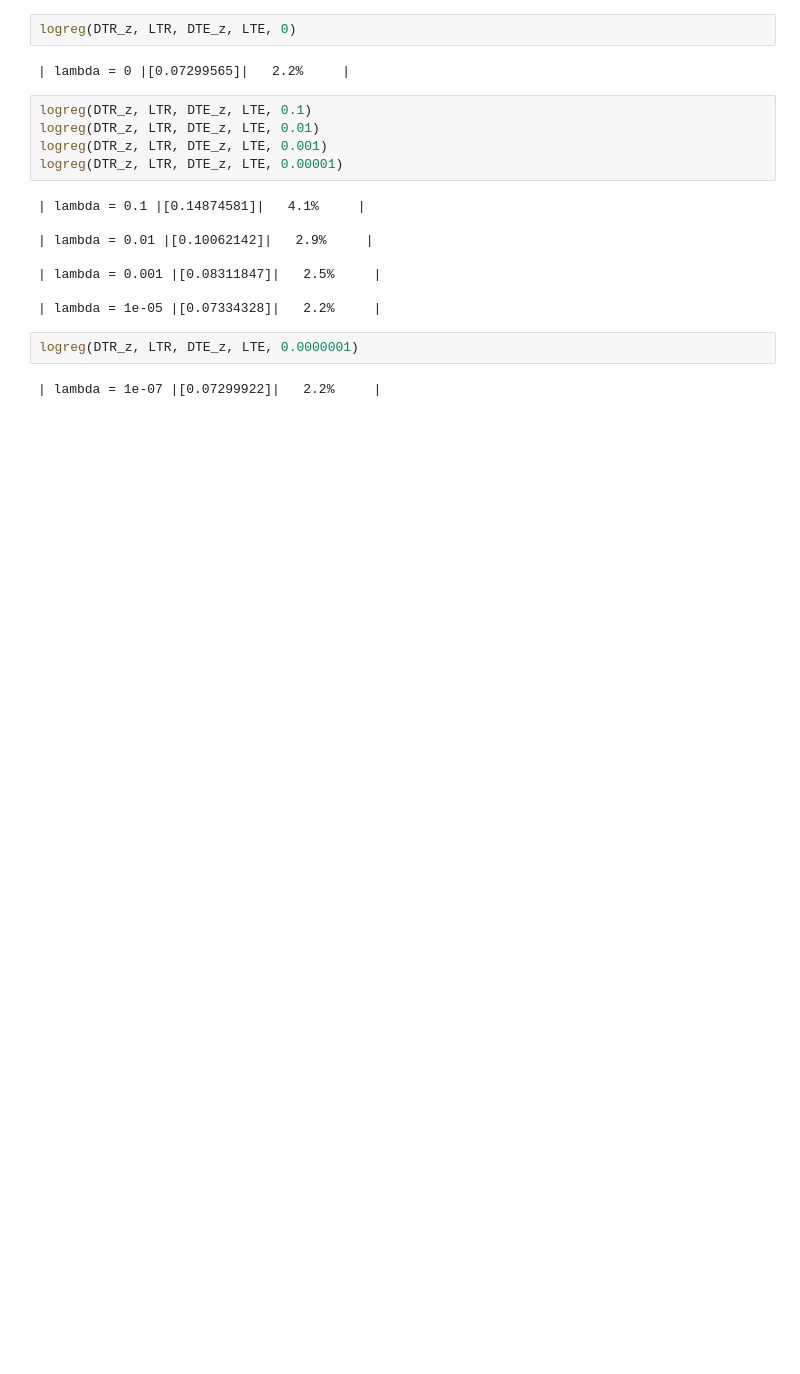
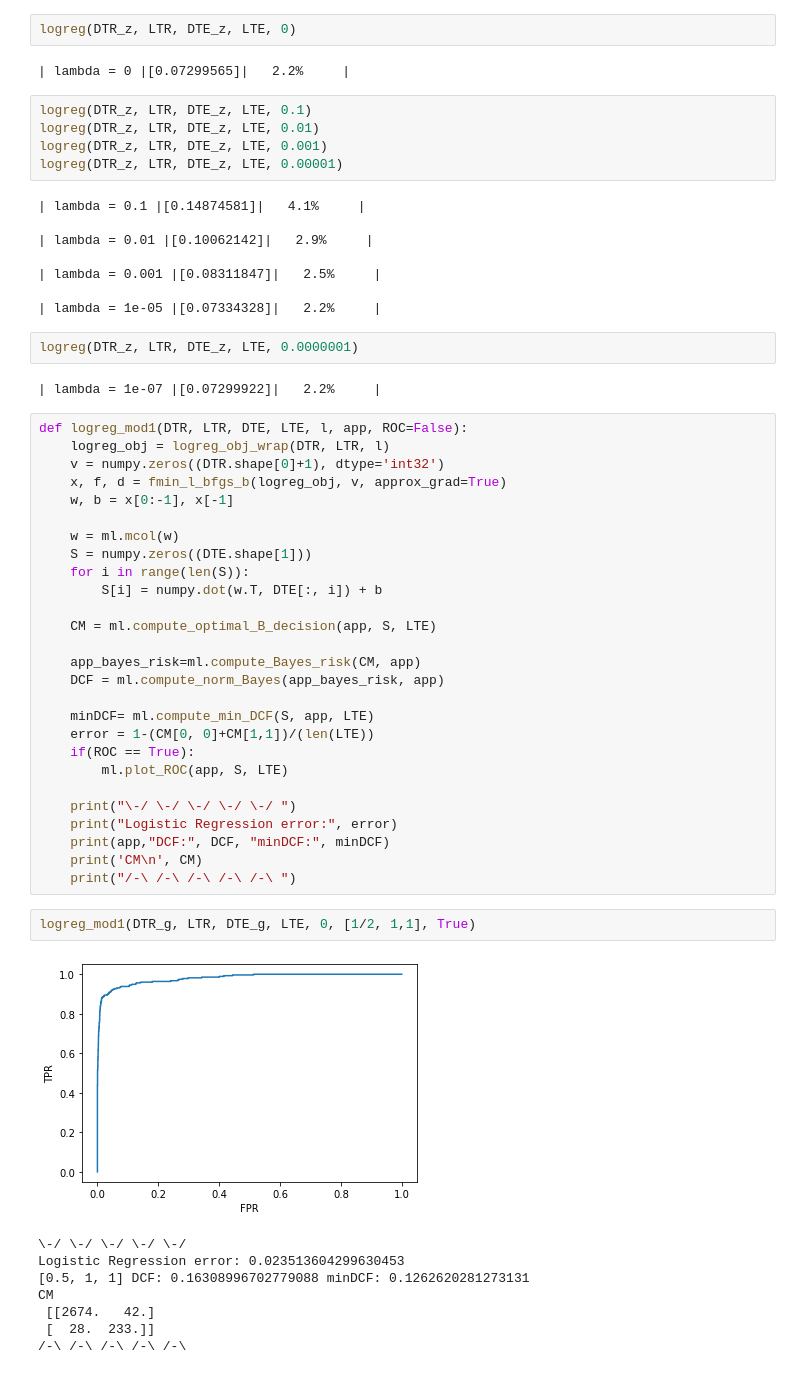
Before and after one commit to franzhd/Pulsar_project, a Jupyter notebook: Jupyter_notebook/Logistic_Regression.ipynb, the cells around one changed output. Cells and saved outputs as stored; diff of their text form; blank space fills up the shorter version.

Commit message:
added kfold and completed logistic regression with optimal b decision

```diff
--- a/Jupyter_notebook/Logistic_Regression.ipynb
+++ b/Jupyter_notebook/Logistic_Regression.ipynb
@@ -100,3 +100,41 @@ logreg(DTR_z, LTR, DTE_z, LTE, 0.00001)
 logreg(DTR_z, LTR, DTE_z, LTE, 0.0000001)
 # %% [output]
 | lambda = 1e-07 |[0.07299922]|   2.2%     |
+# %%
+def logreg_mod1(DTR, LTR, DTE, LTE, l, app, ROC=False):
+    logreg_obj = logreg_obj_wrap(DTR, LTR, l)
+    v = numpy.zeros((DTR.shape[0]+1), dtype='int32')
+    x, f, d = fmin_l_bfgs_b(logreg_obj, v, approx_grad=True)
+    w, b = x[0:-1], x[-1]
+
+    w = ml.mcol(w)
+    S = numpy.zeros((DTE.shape[1]))
+    for i in range(len(S)):
+        S[i] = numpy.dot(w.T, DTE[:, i]) + b
+
+    CM = ml.compute_optimal_B_decision(app, S, LTE)
+
+    app_bayes_risk=ml.compute_Bayes_risk(CM, app)
+    DCF = ml.compute_norm_Bayes(app_bayes_risk, app)
+
+    minDCF= ml.compute_min_DCF(S, app, LTE)
+    error = 1-(CM[0, 0]+CM[1,1])/(len(LTE))
+    if(ROC == True):
+        ml.plot_ROC(app, S, LTE)
+
+    print("\-/ \-/ \-/ \-/ \-/ ")
+    print("Logistic Regression error:", error)
+    print(app,"DCF:", DCF, "minDCF:", minDCF)
+    print('CM\n', CM)
+    print("/-\ /-\ /-\ /-\ /-\ ")
+# %%
+logreg_mod1(DTR_g, LTR, DTE_g, LTE, 0, [1/2, 1,1], True)
+# %% [output]
+[figure, added]
+\-/ \-/ \-/ \-/ \-/
+Logistic Regression error: 0.023513604299630453
+[0.5, 1, 1] DCF: 0.16308996702779088 minDCF: 0.1262620281273131
+CM
+ [[2674.   42.]
+ [  28.  233.]]
+/-\ /-\ /-\ /-\ /-\
```
Also changed, not shown: parts of 13 cells of this notebook, 4 other files.
